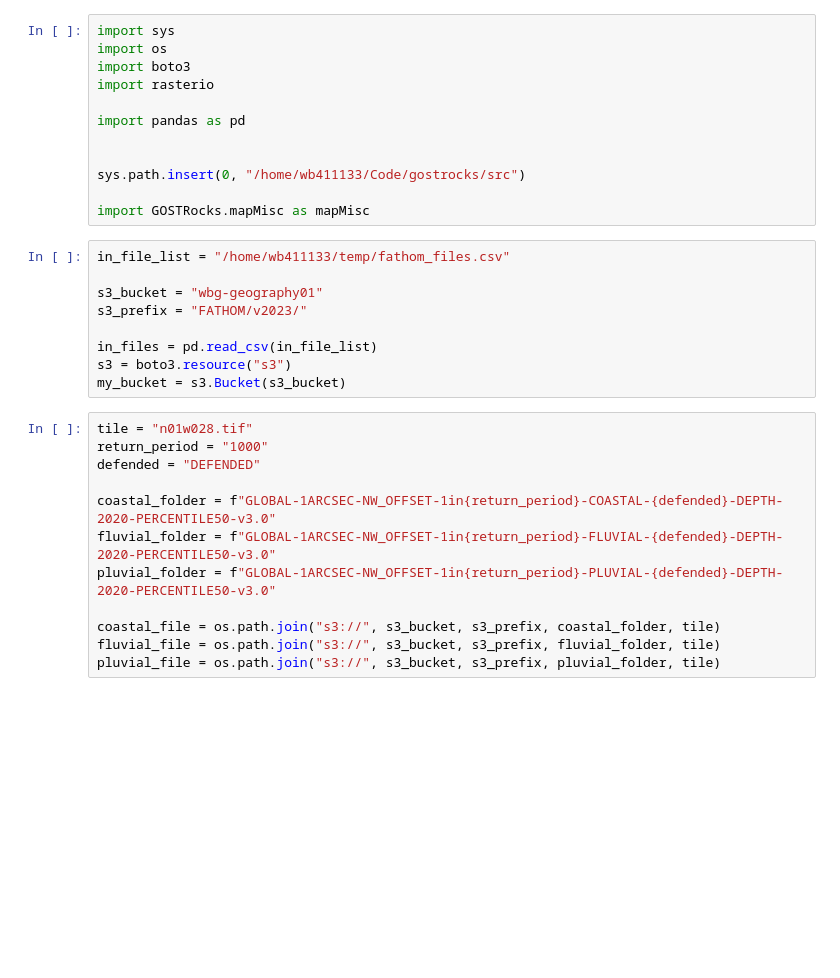
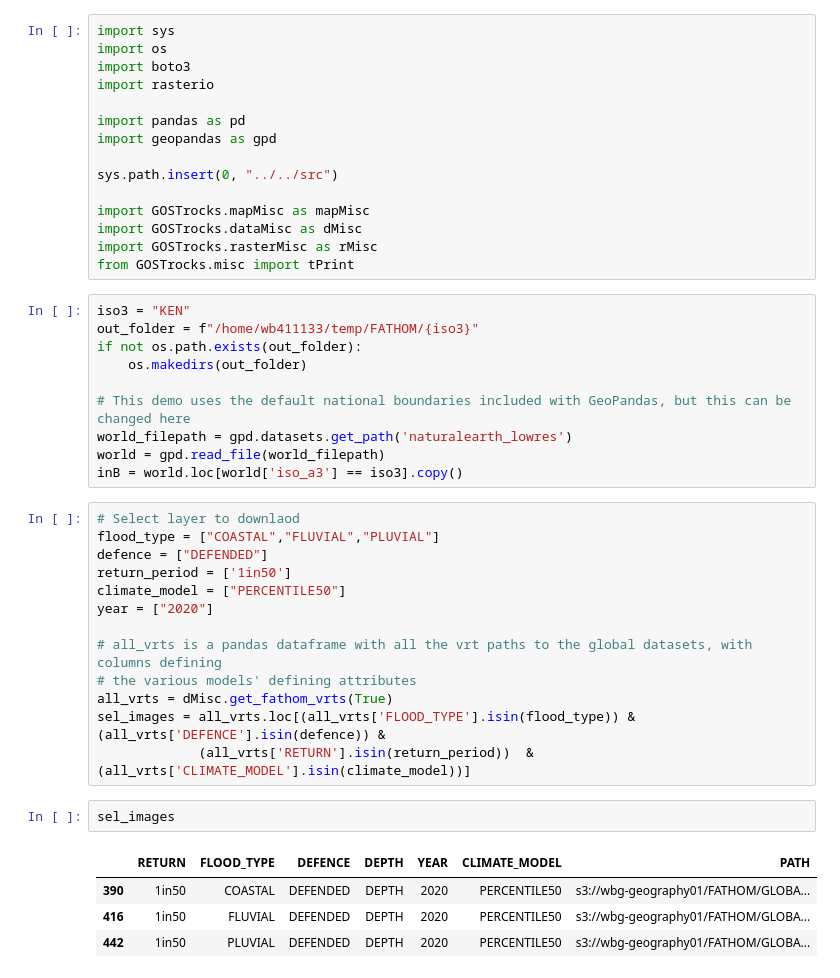
Before and after one commit to worldbank/GOSTrocks, a Jupyter notebook: notebooks/FATHOM/Vizualize_Flood_types.ipynb, the cells around one changed output. Cells and saved outputs as stored; diff of their text form; blank space fills up the shorter version.

```diff
--- a/notebooks/FATHOM/Vizualize_Flood_types.ipynb
+++ b/notebooks/FATHOM/Vizualize_Flood_types.ipynb
@@ -5,29 +9,41 @@ import boto3
 import rasterio
 
 import pandas as pd
+import geopandas as gpd
 
+sys.path.insert(0, "../../src")
 
-sys.path.insert(0, "/home/wb411133/Code/gostrocks/src")
-
-import GOSTRocks.mapMisc as mapMisc
+import GOSTrocks.mapMisc as mapMisc
+import GOSTrocks.dataMisc as dMisc
+import GOSTrocks.rasterMisc as rMisc
+from GOSTrocks.misc import tPrint
 # %%
-in_file_list = "/home/wb411133/temp/fathom_files.csv"
+iso3 = "KEN"
+out_folder = f"/home/wb411133/temp/FATHOM/{iso3}"
+if not os.path.exists(out_folder):
+    os.makedirs(out_folder)
 
-s3_bucket = "wbg-geography01"
-s3_prefix = "FATHOM/v2023/"
-
-in_files = pd.read_csv(in_file_list)
-s3 = boto3.resource("s3")
-my_bucket = s3.Bucket(s3_bucket)
+# This demo uses the default national boundaries included with GeoPandas, but this can be changed here
+world_filepath = gpd.datasets.get_path('naturalearth_lowres')
+world = gpd.read_file(world_filepath)
+inB = world.loc[world['iso_a3'] == iso3].copy()
 # %%
-tile = "n01w028.tif"
-return_period = "1000"
-defended = "DEFENDED"
+# Select layer to downlaod
+flood_type = ["COASTAL","FLUVIAL","PLUVIAL"]
+defence = ["DEFENDED"]
+return_period = ['1in50']
+climate_model = ["PERCENTILE50"]
+year = ["2020"]
 
-coastal_folder = f"GLOBAL-1ARCSEC-NW_OFFSET-1in{return_period}-COASTAL-{defended}-DEPTH-2020-PERCENTILE50-v3.0"
-fluvial_folder = f"GLOBAL-1ARCSEC-NW_OFFSET-1in{return_period}-FLUVIAL-{defended}-DEPTH-2020-PERCENTILE50-v3.0"
-pluvial_folder = f"GLOBAL-1ARCSEC-NW_OFFSET-1in{return_period}-PLUVIAL-{defended}-DEPTH-2020-PERCENTILE50-v3.0"
-
-coastal_file = os.path.join("s3://", s3_bucket, s3_prefix, coastal_folder, tile)
-fluvial_file = os.path.join("s3://", s3_bucket, s3_prefix, fluvial_folder, tile)
-pluvial_file = os.path.join("s3://", s3_bucket, s3_prefix, pluvial_folder, tile)
+# all_vrts is a pandas dataframe with all the vrt paths to the global datasets, with columns defining
+# the various models' defining attributes
+all_vrts = dMisc.get_fathom_vrts(True)
+sel_images = all_vrts.loc[(all_vrts['FLOOD_TYPE'].isin(flood_type)) & (all_vrts['DEFENCE'].isin(defence)) &
+             (all_vrts['RETURN'].isin(return_period))  & (all_vrts['CLIMATE_MODEL'].isin(climate_model))]
+# %%
+sel_images
+# %% [output]
+|  | RETURN | FLOOD_TYPE | DEFENCE | DEPTH | YEAR | CLIMATE_MODEL | PATH |
+| 390 | 1in50 | COASTAL | DEFENDED | DEPTH | 2020 | PERCENTILE50 | s3://wbg-geography01/FATHOM/GLOBA... |
+| 416 | 1in50 | FLUVIAL | DEFENDED | DEPTH | 2020 | PERCENTILE50 | s3://wbg-geography01/FATHOM/GLOBA... |
+| 442 | 1in50 | PLUVIAL | DEFENDED | DEPTH | 2020 | PERCENTILE50 | s3://wbg-geography01/FATHOM/GLOBA... |
```
Also changed, not shown: parts of 6 cells of this notebook, 6 other files.
